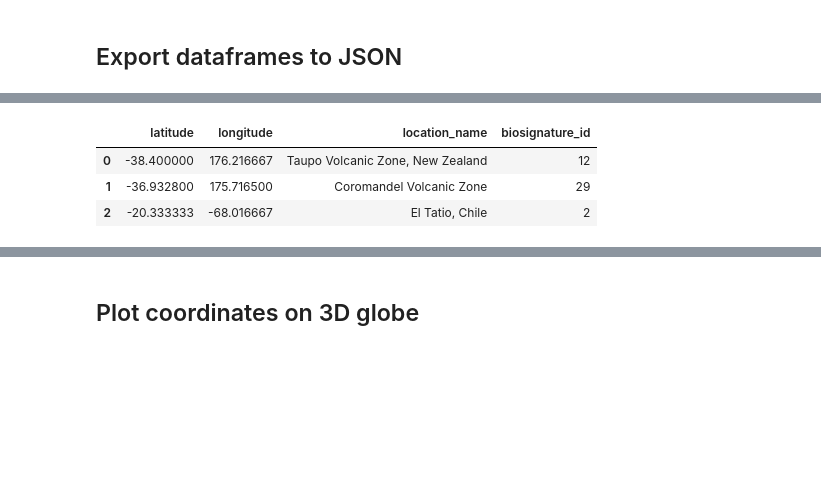
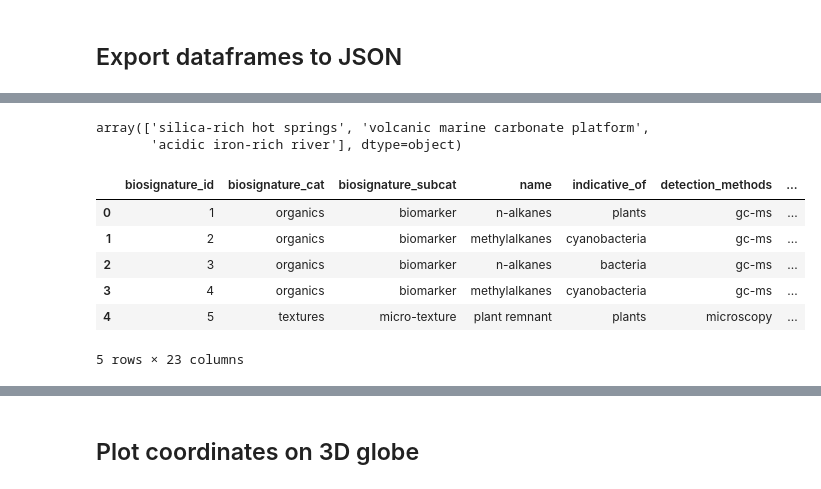
Before and after one commit to jhupiterz/biosignatureDB, a Jupyter notebook: notebooks/csv.ipynb, the cells around one changed output, grey strips where cells are left out. Cells and saved outputs as stored; diff of their text form; code cells hidden in the pictures; blank space fills up the shorter version.

```diff
--- a/notebooks/csv.ipynb
+++ b/notebooks/csv.ipynb
@@ -170,7 +130,0 @@ bio_df
-# %%
-bio_df.groupby(['latitude', 'longitude', 'location_name'], as_index=False).count()[['latitude', 'longitude', 'location_name', 'biosignature_id']]
-# %% [output]
-|  | latitude | longitude | location_name | biosignature_id |
-| 0 | -38.400000 | 176.216667 | Taupo Volcanic Zone, New Zealand | 12 |
-| 1 | -36.932800 | 175.716500 | Coromandel Volcanic Zone | 29 |
-| 2 | -20.333333 | -68.016667 | El Tatio, Chile | 2 |
@@ -176,0 +133,16 @@ bio_df.groupby(['latitude', 'longitude', 'location_name'], as_index=False).count
+# %%
+bio_df = pd.DataFrame(biosignature_json)
+bio_df.paleoenvironment.unique()
+# %% [output]
+array(['silica-rich hot springs', 'volcanic marine carbonate platform',
+       'acidic iron-rich river'], dtype=object)
+# %%
+bio_df.head()
+# %% [output]
+|  | biosignature_id | biosignature_cat | biosignature_subcat | name | indicative_of | detection_methods | ... |
+| 0 | 1 | organics | biomarker | n-alkanes | plants | gc-ms | ... |
+| 1 | 2 | organics | biomarker | methylalkanes | cyanobacteria | gc-ms | ... |
+| 2 | 3 | organics | biomarker | n-alkanes | bacteria | gc-ms | ... |
+| 3 | 4 | organics | biomarker | methylalkanes | cyanobacteria | gc-ms | ... |
+| 4 | 5 | textures | micro-texture | plant remnant | plants | microscopy | ... |
+5 rows × 23 columns
```
Also changed, not shown: parts of 19 cells of this notebook, 4 other files.
